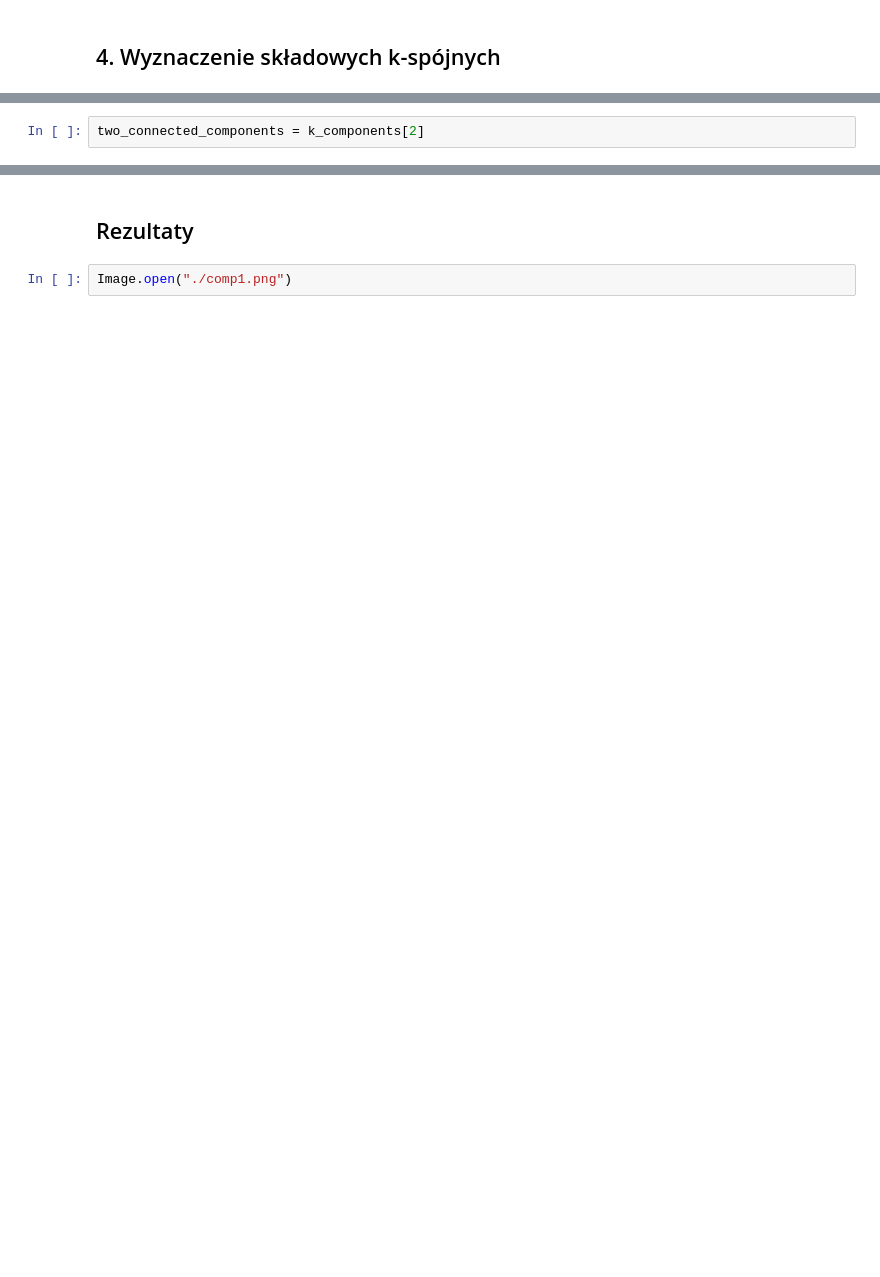
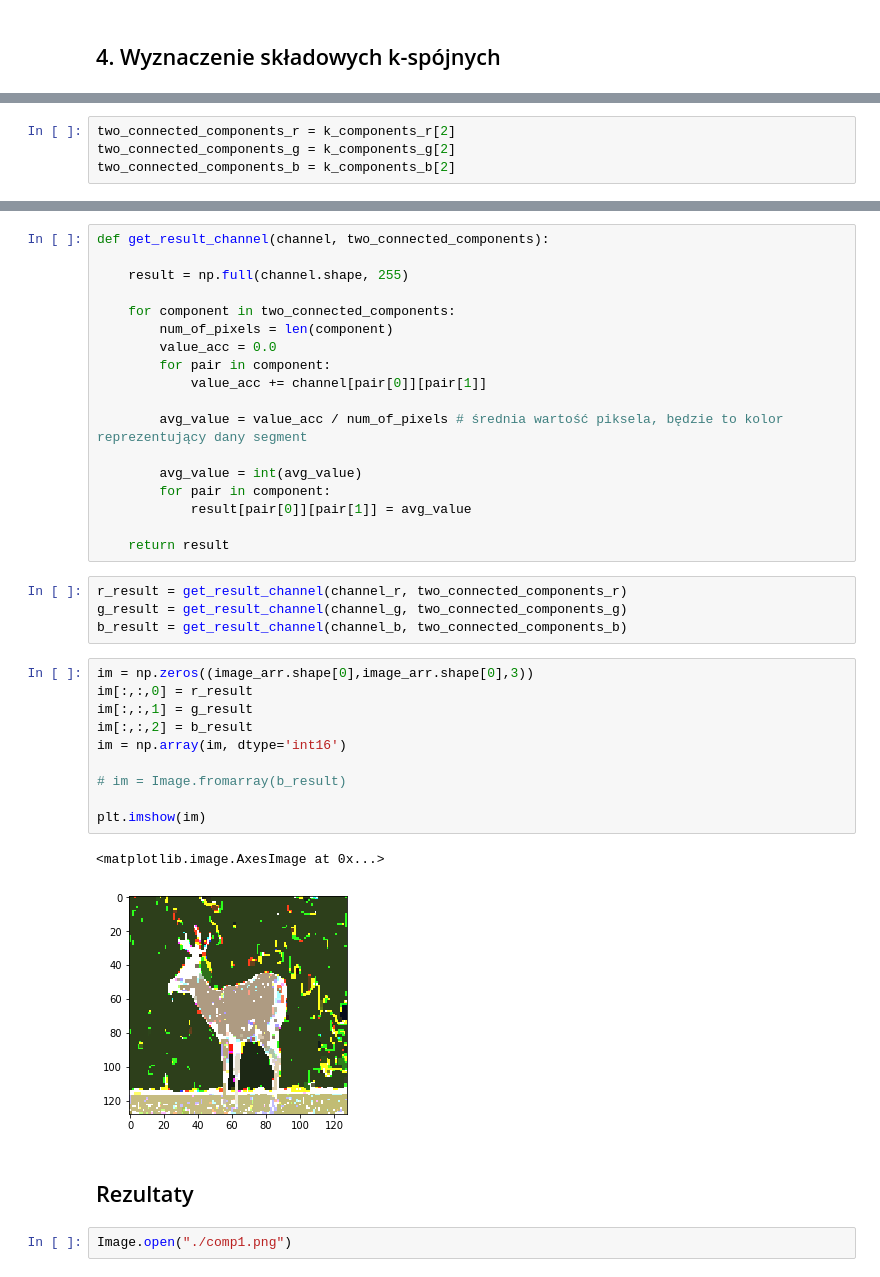
Before and after one commit to kolo-abb/Random-Scripts-And-Notes, a Jupyter notebook: Graph-Segmentation-First-Attempts/Segmentacja-k-spojnosc.ipynb, the cells around one changed output, grey strips where cells are left out. Drawn from its saved outputs; the diff is of its cells as text; blank space fills up the shorter version.

```diff
--- a/Graph-Segmentation-First-Attempts/Segmentacja-k-spojnosc.ipynb
+++ b/Graph-Segmentation-First-Attempts/Segmentacja-k-spojnosc.ipynb
@@ -158,2 +135,0 @@ k_components[3]
-# %%
-two_connected_components = k_components[2]
@@ -163,0 +136,4 @@ len(two_connected_components)
+# %%
+two_connected_components_r = k_components_r[2]
+two_connected_components_g = k_components_g[2]
+two_connected_components_b = k_components_b[2]
@@ -189,3 +176,38 @@ two_connected_subgraph.render(filename='my_img_segmented')
+# %%
+def get_result_channel(channel, two_connected_components):
+
+    result = np.full(channel.shape, 255)
+
+    for component in two_connected_components:
+        num_of_pixels = len(component)
+        value_acc = 0.0
+        for pair in component:
+            value_acc += channel[pair[0]][pair[1]]
+
+        avg_value = value_acc / num_of_pixels # średnia wartość piksela, będzie to kolor reprezentujący dany segment
+
+        avg_value = int(avg_value)
+        for pair in component:
+            result[pair[0]][pair[1]] = avg_value
+
+    return result
+# %%
+r_result = get_result_channel(channel_r, two_connected_components_r)
+g_result = get_result_channel(channel_g, two_connected_components_g)
+b_result = get_result_channel(channel_b, two_connected_components_b)
+# %%
+im = np.zeros((image_arr.shape[0],image_arr.shape[0],3))
+im[:,:,0] = r_result
+im[:,:,1] = g_result
+im[:,:,2] = b_result
+im = np.array(im, dtype='int16')
+
+# im = Image.fromarray(b_result)
+
+plt.imshow(im)
+# %% [output]
+<matplotlib.image.AxesImage at 0x...>
+[figure, added]
 # %% [markdown]
 ## Rezultaty ##
 # %%
```
Also changed, not shown: parts of 37 cells of this notebook, 6 other files.
